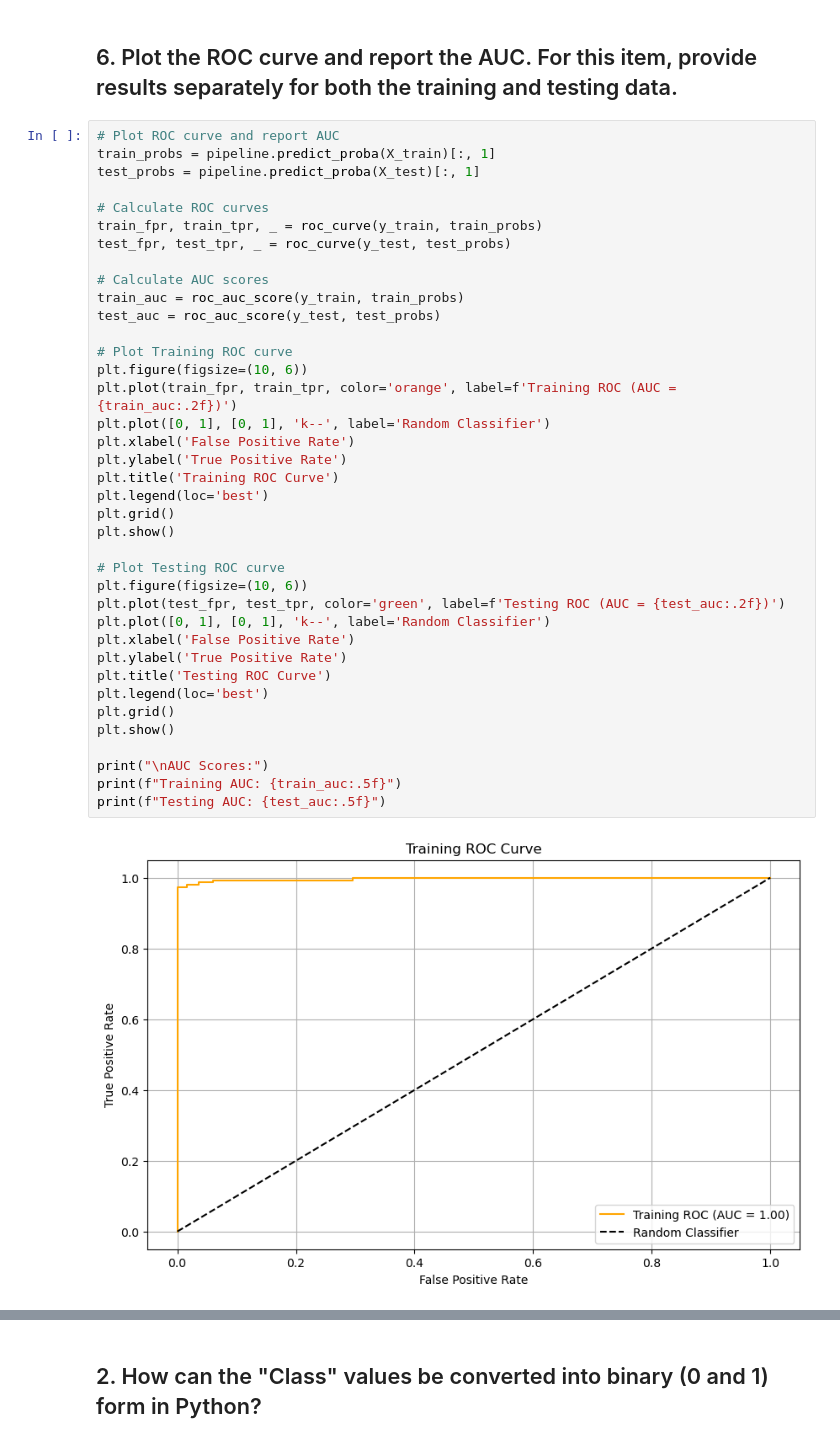
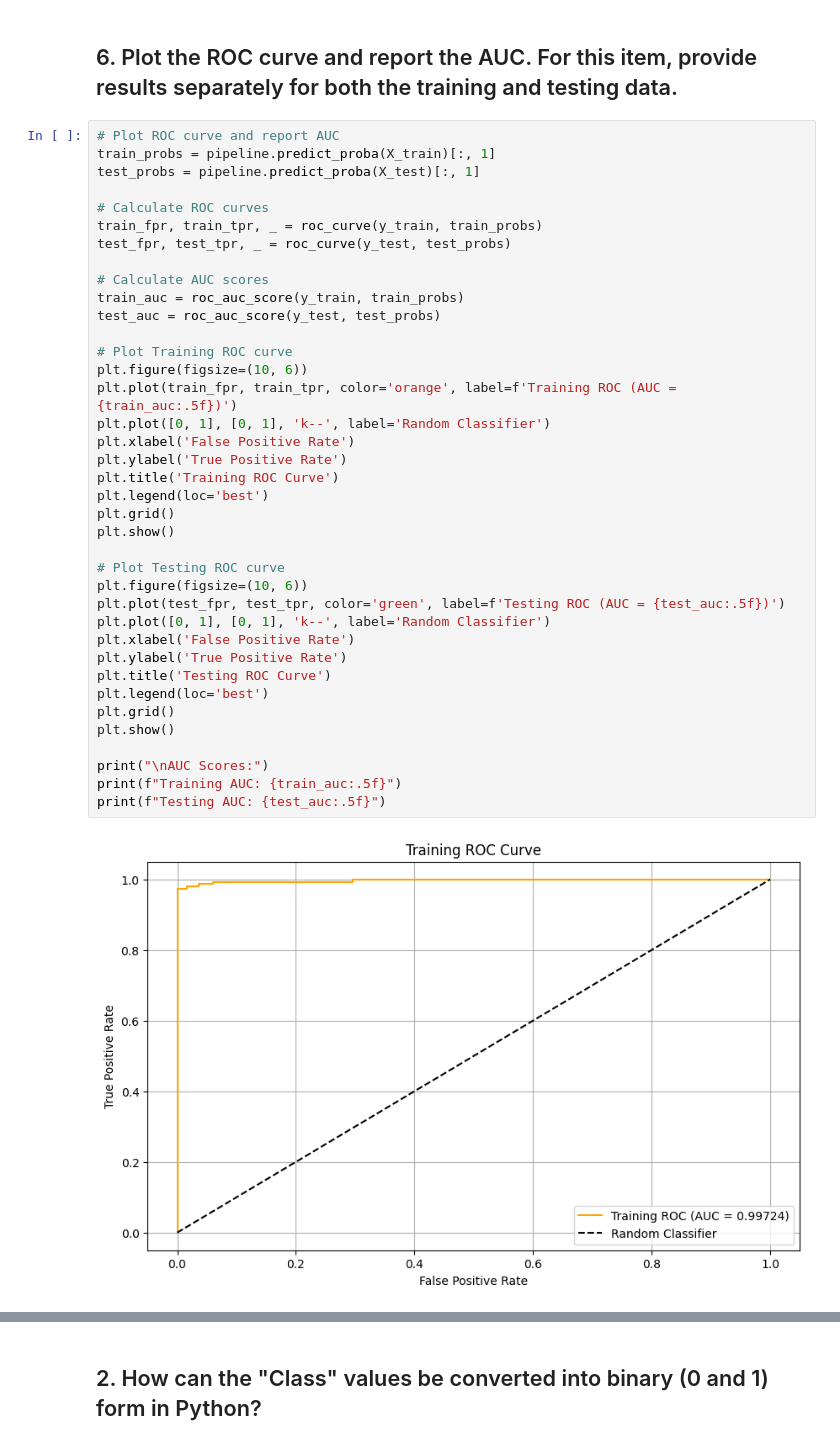
Before and after one commit to JuanTuatis/emtech-programming-assignment, a Jupyter notebook: Programming Assignment 3/Programming_Assignment_3_Obis_&_Tuatis.ipynb, the cells around one changed output, grey strips where cells are left out. Drawn from its saved outputs; the diff is of its cells as text.

```diff
--- a/Programming Assignment 3/Programming_Assignment_3_Obis_&_Tuatis.ipynb
+++ b/Programming Assignment 3/Programming_Assignment_3_Obis_&_Tuatis.ipynb
@@ -177,33 +177,33 @@ train_fpr, train_tpr, _ = roc_curve(y_train, train_probs)
 test_fpr, test_tpr, _ = roc_curve(y_test, test_probs)
 
 # Calculate AUC scores
 train_auc = roc_auc_score(y_train, train_probs)
 test_auc = roc_auc_score(y_test, test_probs)
 
 # Plot Training ROC curve
 plt.figure(figsize=(10, 6))
-plt.plot(train_fpr, train_tpr, color='orange', label=f'Training ROC (AUC = {train_auc:.2f})')
+plt.plot(train_fpr, train_tpr, color='orange', label=f'Training ROC (AUC = {train_auc:.5f})')
 plt.plot([0, 1], [0, 1], 'k--', label='Random Classifier')
 plt.xlabel('False Positive Rate')
 plt.ylabel('True Positive Rate')
 plt.title('Training ROC Curve')
 plt.legend(loc='best')
 plt.grid()
 plt.show()
 
 # Plot Testing ROC curve
 plt.figure(figsize=(10, 6))
-plt.plot(test_fpr, test_tpr, color='green', label=f'Testing ROC (AUC = {test_auc:.2f})')
+plt.plot(test_fpr, test_tpr, color='green', label=f'Testing ROC (AUC = {test_auc:.5f})')
 plt.plot([0, 1], [0, 1], 'k--', label='Random Classifier')
 plt.xlabel('False Positive Rate')
 plt.ylabel('True Positive Rate')
 plt.title('Testing ROC Curve')
 plt.legend(loc='best')
 plt.grid()
 plt.show()
 
 print("\nAUC Scores:")
 print(f"Training AUC: {train_auc:.5f}")
 print(f"Testing AUC: {test_auc:.5f}")
 # %% [output]
-[figure, old version]
+[figure, new version]
```
Also changed, not shown: parts of 31 cells of this notebook.
